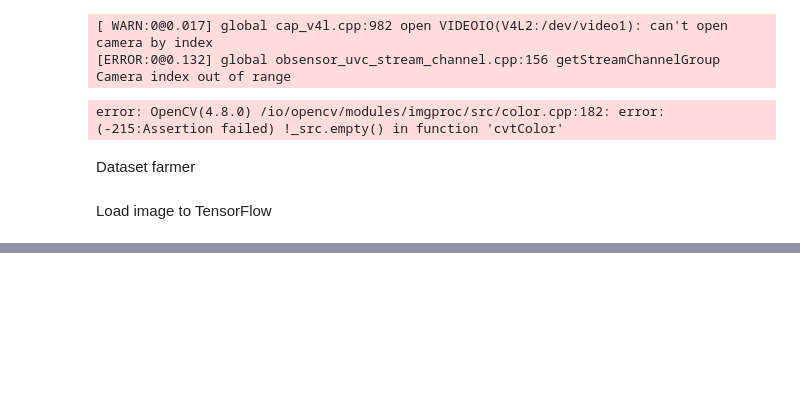
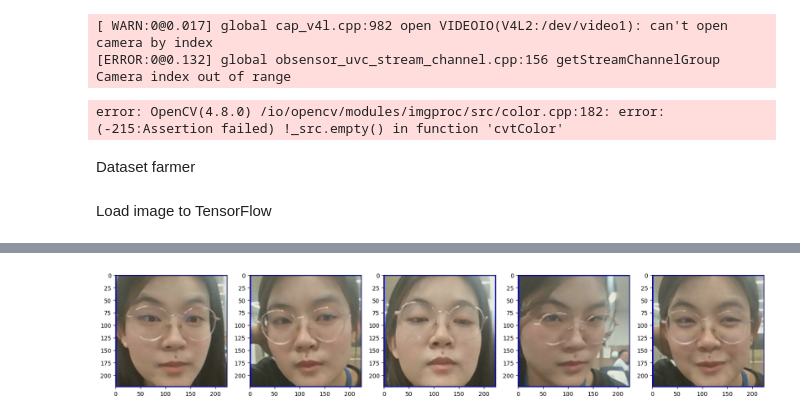
Before and after one commit to Phanxv/Facial-Recognition-Security-System, a Jupyter notebook: VGGFace/Face_detection.ipynb, the cells around one changed output, grey strips where cells are left out. Cells and saved outputs as stored; diff of their text form; code cells hidden in the pictures; blank space fills up the shorter version.

```diff
--- a/VGGFace/Face_detection.ipynb
+++ b/VGGFace/Face_detection.ipynb
@@ -29,7 +29,7 @@ class VideoCapture:
   def read(self):
     return self.q.get()
 
-cap = VideoCapture(1)
+cap = VideoCapture(0)
 faceCascade = cv2.CascadeClassifier('haarcascades/haarcascade_frontalface_default.xml')
 font = cv2.FONT_HERSHEY_SIMPLEX
 color = (0, 255, 0)
@@ -60,6 +60,7 @@ while True:
         pass
   cv2.imshow("frame", frame)
   if chr(cv2.waitKey(1)&255) == 'q':
+    cv2.destroyAllWindows()
     break
 # %%
 import cv2
@@ -126,7 +127,7 @@ haar_file = 'haarcascades/haarcascade_frontalface_default.xml'
 
 datasets = 'datasets_VGG'
 
-sub_data = 'elf' #<-----
+sub_data = input("Name >> ") #<-----
 
 face_id = 0
 (width, height) = (224, 224)
@@ -165,5 +169,4 @@ from matplotlib import pyplot as plt
 # %%
 images = []
-images.append(tf.data.Dataset.list_files('datasets/elf/*.png'))
-images.append(tf.data.Dataset.list_files('datasets/petch/*.png'))
-images.append(tf.data.Dataset.list_files('datasets/bus/*.png'))
+images.append(tf.data.Dataset.list_files('datasets_VGG/elf/*.png'))
+images.append(tf.data.Dataset.list_files('datasets_VGG/aonan/*.png'))
@@ -175,6 +183,5 @@ def load_image(x):
 # %%
 images[0] = images[0].map(load_image)
 images[1] = images[1].map(load_image)
-images[2] = images[2].map(load_image)
 # %%
 type(images[0])
@@ -184,5 +199,9 @@ plot_images_elf = image_generator_elf.next()
 # %%
+image_generator_aonan = images[1].batch(5).as_numpy_iterator()
+plot_images_aonan = image_generator_aonan.next()
 fig, ax = plt.subplots(ncols=5, figsize=(20,20))
-for idx, image in enumerate(plot_images_elf):
+for idx, image in enumerate(plot_images_aonan):
     ax[idx].imshow(image)
 plt.show()
+# %% [output]
+[figure, added]
```
Also changed, not shown: parts of 10 cells of this notebook, 2 other files.
